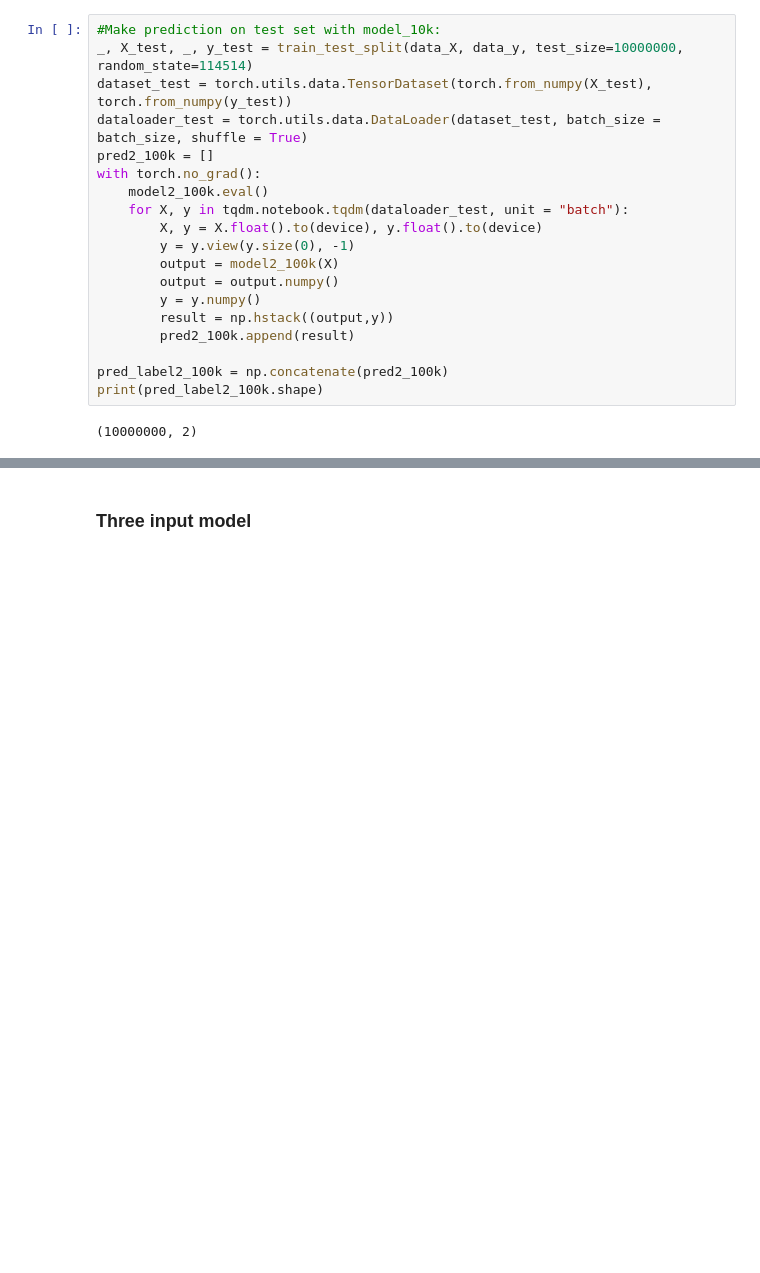
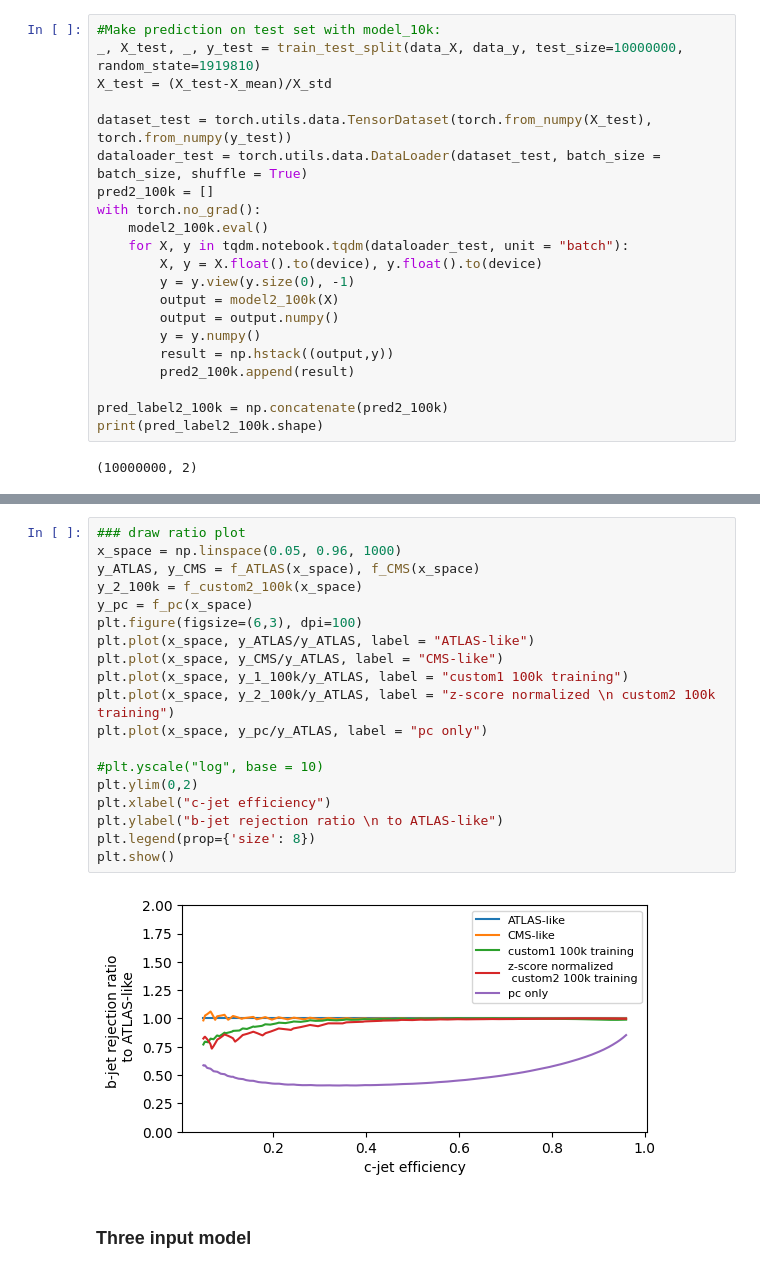
Before and after one commit to hairlessdevil/custom, a Jupyter notebook: custom_proto.ipynb, the cells around one changed output, grey strips where cells are left out. Saved outputs shown, nothing was run; the diff lists cells and outputs as text; blank space fills up the shorter version.

```diff
--- a/custom_proto.ipynb
+++ b/custom_proto.ipynb
@@ -1261,6 +1305,8 @@ plt.show()
 # %%
 #Make prediction on test set with model_10k:
-_, X_test, _, y_test = train_test_split(data_X, data_y, test_size=10000000, random_state=114514)
+_, X_test, _, y_test = train_test_split(data_X, data_y, test_size=10000000, random_state=1919810)
+X_test = (X_test-X_mean)/X_std
+
 dataset_test = torch.utils.data.TensorDataset(torch.from_numpy(X_test), torch.from_numpy(y_test))
 dataloader_test = torch.utils.data.DataLoader(dataset_test, batch_size = batch_size, shuffle = True)
 pred2_100k = []
@@ -1327,3 +1373,24 @@ plt.show()
+# %%
+### draw ratio plot
+x_space = np.linspace(0.05, 0.96, 1000)
+y_ATLAS, y_CMS = f_ATLAS(x_space), f_CMS(x_space)
+y_2_100k = f_custom2_100k(x_space)
+y_pc = f_pc(x_space)
+plt.figure(figsize=(6,3), dpi=100)
+plt.plot(x_space, y_ATLAS/y_ATLAS, label = "ATLAS-like")
+plt.plot(x_space, y_CMS/y_ATLAS, label = "CMS-like")
+plt.plot(x_space, y_1_100k/y_ATLAS, label = "custom1 100k training")
+plt.plot(x_space, y_2_100k/y_ATLAS, label = "z-score normalized \n custom2 100k training")
+plt.plot(x_space, y_pc/y_ATLAS, label = "pc only")
+
+#plt.yscale("log", base = 10)
+plt.ylim(0,2)
+plt.xlabel("c-jet efficiency")
+plt.ylabel("b-jet rejection ratio \n to ATLAS-like")
+plt.legend(prop={'size': 8})
+plt.show()
+# %% [output]
+[figure, added]
 # %% [markdown]
 ### Three input model
 # %%
```
Also changed, not shown: parts of 14 cells of this notebook.
